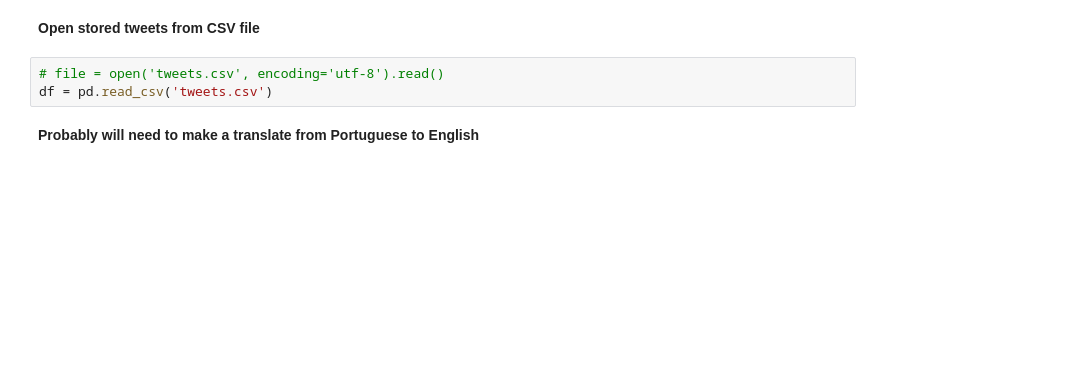
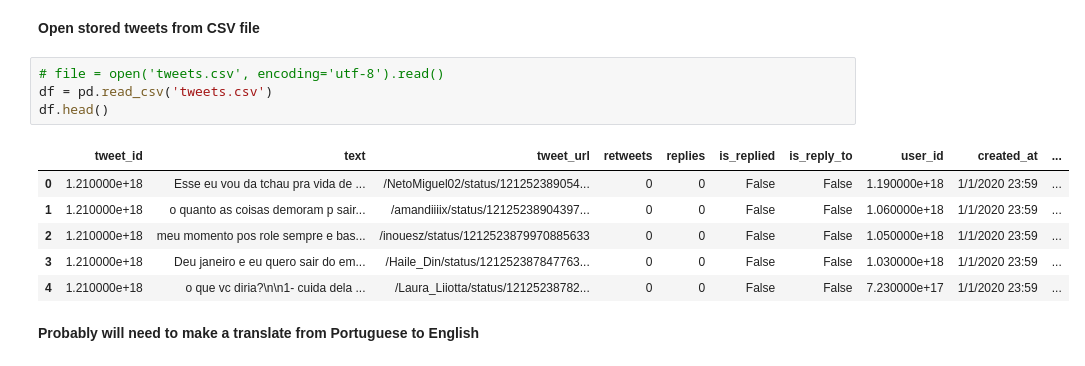
Before and after one commit to marcelobenedito/quarantine_covid19_behavior_analysis, a Jupyter notebook: quarantine_covid19_behavior_analysis.ipynb, the cells around one changed output. Saved outputs shown, nothing was run; the diff lists cells and outputs as text; blank space fills up the shorter version.

```diff
--- a/quarantine_covid19_behavior_analysis.ipynb
+++ b/quarantine_covid19_behavior_analysis.ipynb
@@ -122,6 +104,14 @@ df.head()
 # %%
 # file = open('tweets.csv', encoding='utf-8').read()
 df = pd.read_csv('tweets.csv')
+df.head()
+# %% [output]
+|  | tweet_id | text | tweet_url | retweets | replies | is_replied | is_reply_to | user_id | created_at | ... |
+| 0 | 1.210000e+18 | Esse eu vou da tchau pra vida de ... | /NetoMiguel02/status/121252389054... | 0 | 0 | False | False | 1.190000e+18 | 1/1/2020 23:59 | ... |
+| 1 | 1.210000e+18 | o quanto as coisas demoram p sair... | /amandiiiix/status/12125238904397... | 0 | 0 | False | False | 1.060000e+18 | 1/1/2020 23:59 | ... |
+| 2 | 1.210000e+18 | meu momento pos role sempre e bas... | /inouesz/status/1212523879970885633 | 0 | 0 | False | False | 1.050000e+18 | 1/1/2020 23:59 | ... |
+| 3 | 1.210000e+18 | Deu janeiro e eu quero sair do em... | /Haile_Din/status/121252387847763... | 0 | 0 | False | False | 1.030000e+18 | 1/1/2020 23:59 | ... |
+| 4 | 1.210000e+18 | o que vc diria?\n\n1- cuida dela ... | /Laura_Liiotta/status/12125238782... | 0 | 0 | False | False | 7.230000e+17 | 1/1/2020 23:59 | ... |
 # %% [markdown]
 **Probably will need to make a translate from Portuguese to English**
 # %%
```
Also changed, not shown: parts of 7 cells of this notebook.
